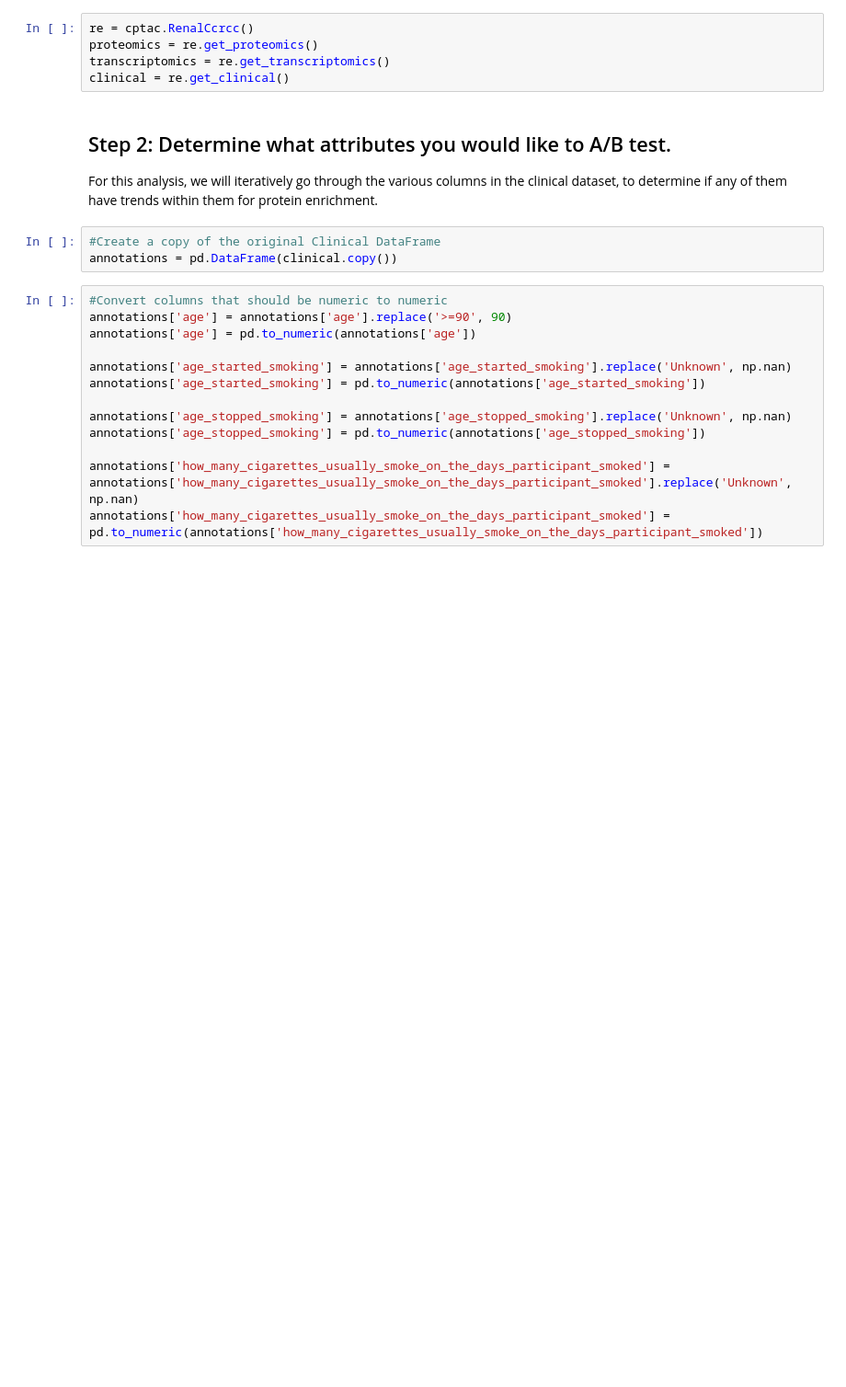
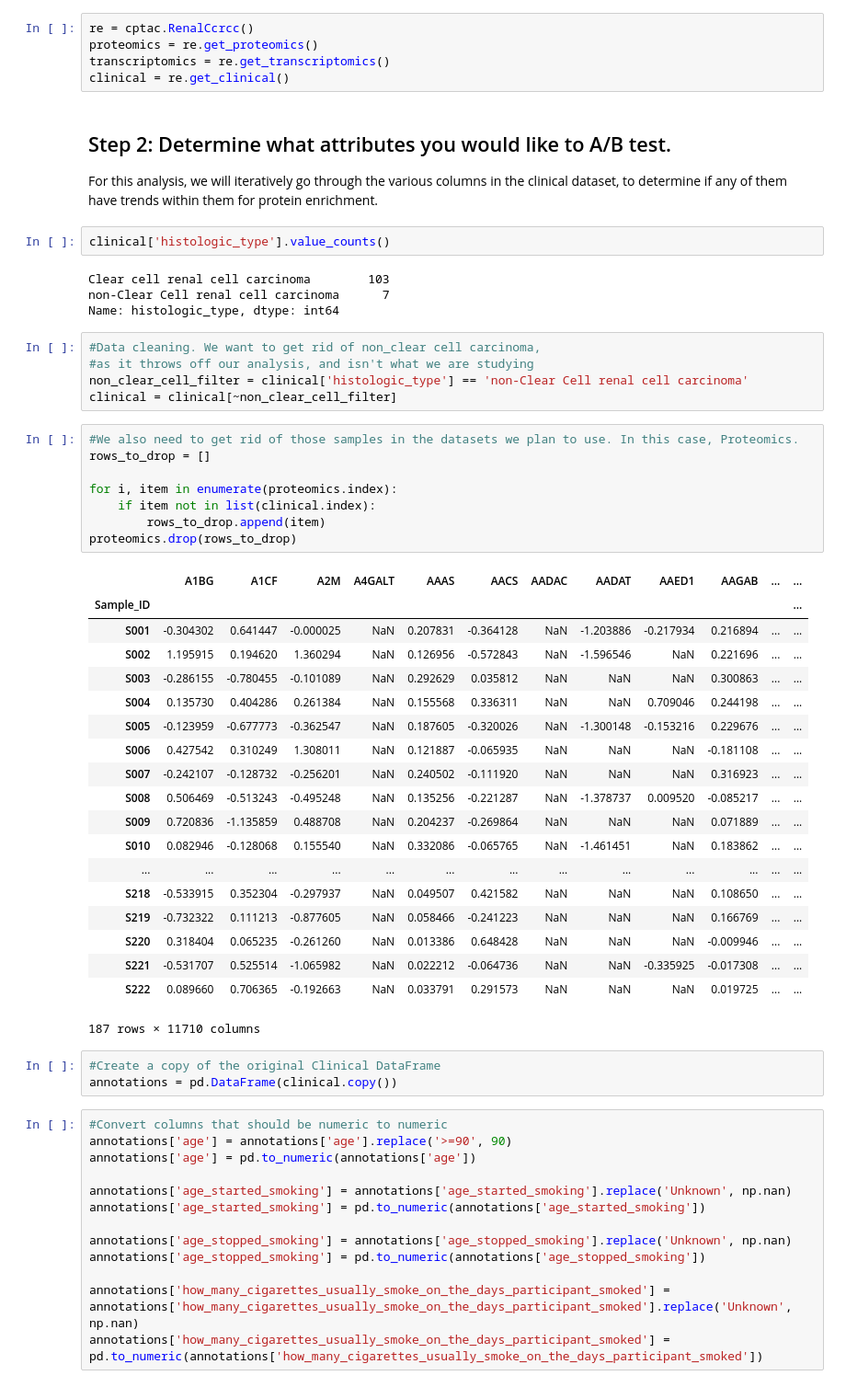
Before and after one commit to PayneLab/WhenMutationsMatter, a Jupyter notebook: Daniel/Outlier_Analysis_Renal.ipynb, the cells around one changed output. Shown at 92% size. Drawn from its saved outputs; the diff is of its cells as text; blank space fills up the shorter version.

```diff
--- a/Daniel/Outlier_Analysis_Renal.ipynb
+++ b/Daniel/Outlier_Analysis_Renal.ipynb
@@ -32,6 +32,45 @@ clinical = re.get_clinical()
 # %% [markdown]
 ## Step 2: Determine what attributes you would like to A/B test.
 For this analysis, we will iteratively go through the various columns in the clinical dataset, to determine if any of them have trends within them for protein enrichment.
+# %%
+clinical['histologic_type'].value_counts()
+# %% [output]
+Clear cell renal cell carcinoma        103
+non-Clear Cell renal cell carcinoma      7
+Name: histologic_type, dtype: int64
+# %%
+#Data cleaning. We want to get rid of non_clear cell carcinoma,
+#as it throws off our analysis, and isn't what we are studying
+non_clear_cell_filter = clinical['histologic_type'] == 'non-Clear Cell renal cell carcinoma'
+clinical = clinical[~non_clear_cell_filter]
+# %%
+#We also need to get rid of those samples in the datasets we plan to use. In this case, Proteomics.
+rows_to_drop = []
+
+for i, item in enumerate(proteomics.index):
+    if item not in list(clinical.index):
+        rows_to_drop.append(item)
+proteomics.drop(rows_to_drop)
+# %% [output]
+|  | A1BG | A1CF | A2M | A4GALT | AAAS | AACS | AADAC | AADAT | AAED1 | AAGAB | ... | ... |
+| Sample_ID |  |  |  |  |  |  |  |  |  |  |  | ... |
+| S001 | -0.304302 | 0.641447 | -0.000025 | NaN | 0.207831 | -0.364128 | NaN | -1.203886 | -0.217934 | 0.216894 | ... | ... |
+| S002 | 1.195915 | 0.194620 | 1.360294 | NaN | 0.126956 | -0.572843 | NaN | -1.596546 | NaN | 0.221696 | ... | ... |
+| S003 | -0.286155 | -0.780455 | -0.101089 | NaN | 0.292629 | 0.035812 | NaN | NaN | NaN | 0.300863 | ... | ... |
+| S004 | 0.135730 | 0.404286 | 0.261384 | NaN | 0.155568 | 0.336311 | NaN | NaN | 0.709046 | 0.244198 | ... | ... |
+| S005 | -0.123959 | -0.677773 | -0.362547 | NaN | 0.187605 | -0.320026 | NaN | -1.300148 | -0.153216 | 0.229676 | ... | ... |
+| S006 | 0.427542 | 0.310249 | 1.308011 | NaN | 0.121887 | -0.065935 | NaN | NaN | NaN | -0.181108 | ... | ... |
+| S007 | -0.242107 | -0.128732 | -0.256201 | NaN | 0.240502 | -0.111920 | NaN | NaN | NaN | 0.316923 | ... | ... |
+| S008 | 0.506469 | -0.513243 | -0.495248 | NaN | 0.135256 | -0.221287 | NaN | -1.378737 | 0.009520 | -0.085217 | ... | ... |
+| S009 | 0.720836 | -1.135859 | 0.488708 | NaN | 0.204237 | -0.269864 | NaN | NaN | NaN | 0.071889 | ... | ... |
+| S010 | 0.082946 | -0.128068 | 0.155540 | NaN | 0.332086 | -0.065765 | NaN | -1.461451 | NaN | 0.183862 | ... | ... |
+| ... | ... | ... | ... | ... | ... | ... | ... | ... | ... | ... | ... | ... |
+| S218 | -0.533915 | 0.352304 | -0.297937 | NaN | 0.049507 | 0.421582 | NaN | NaN | NaN | 0.108650 | ... | ... |
+| S219 | -0.732322 | 0.111213 | -0.877605 | NaN | 0.058466 | -0.241223 | NaN | NaN | NaN | 0.166769 | ... | ... |
+| S220 | 0.318404 | 0.065235 | -0.261260 | NaN | 0.013386 | 0.648428 | NaN | NaN | NaN | -0.009946 | ... | ... |
+| S221 | -0.531707 | 0.525514 | -1.065982 | NaN | 0.022212 | -0.064736 | NaN | NaN | -0.335925 | -0.017308 | ... | ... |
+| S222 | 0.089660 | 0.706365 | -0.192663 | NaN | 0.033791 | 0.291573 | NaN | NaN | NaN | 0.019725 | ... | ... |
+187 rows × 11710 columns
 # %%
 #Create a copy of the original Clinical DataFrame
 annotations = pd.DataFrame(clinical.copy())
```
Also changed, not shown: parts of 9 cells of this notebook, 4 other files.
